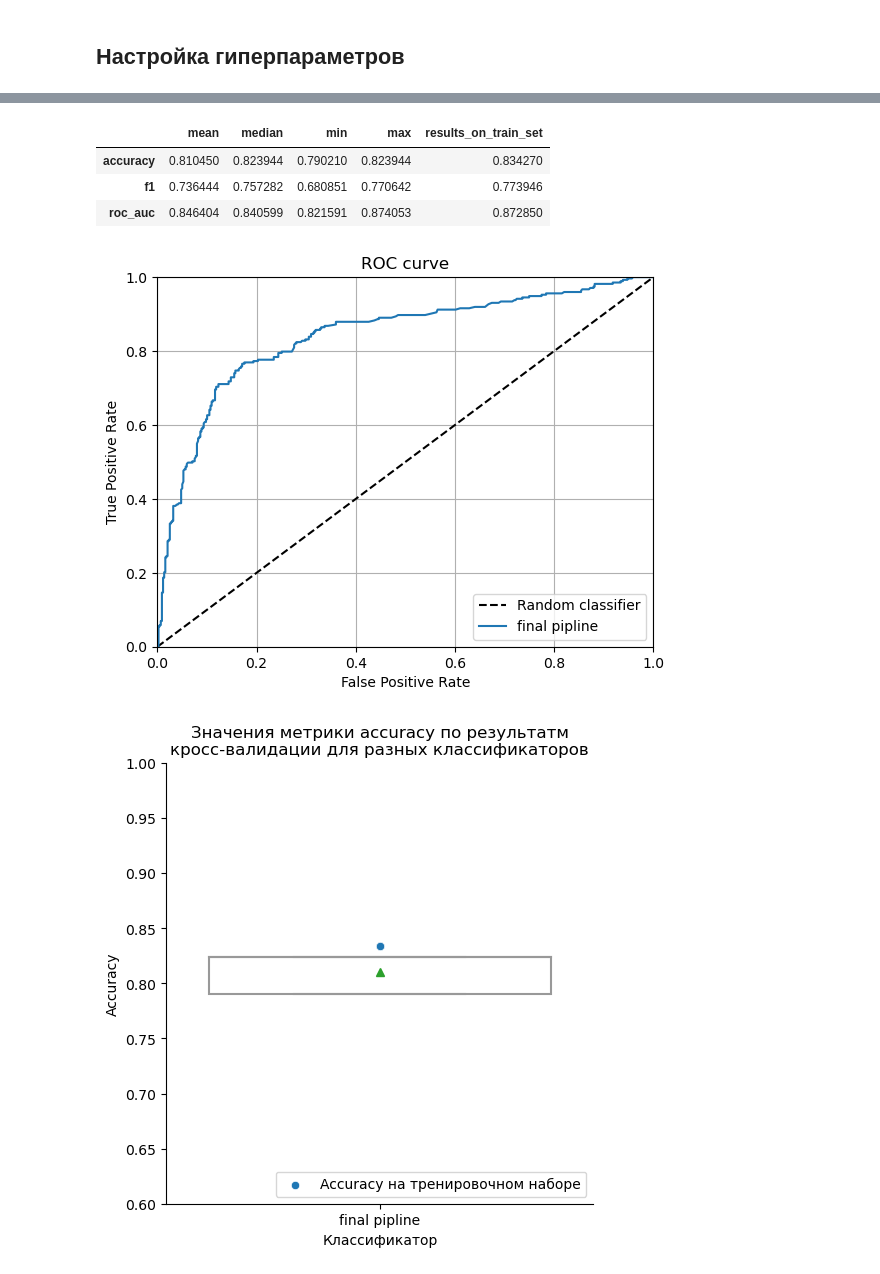
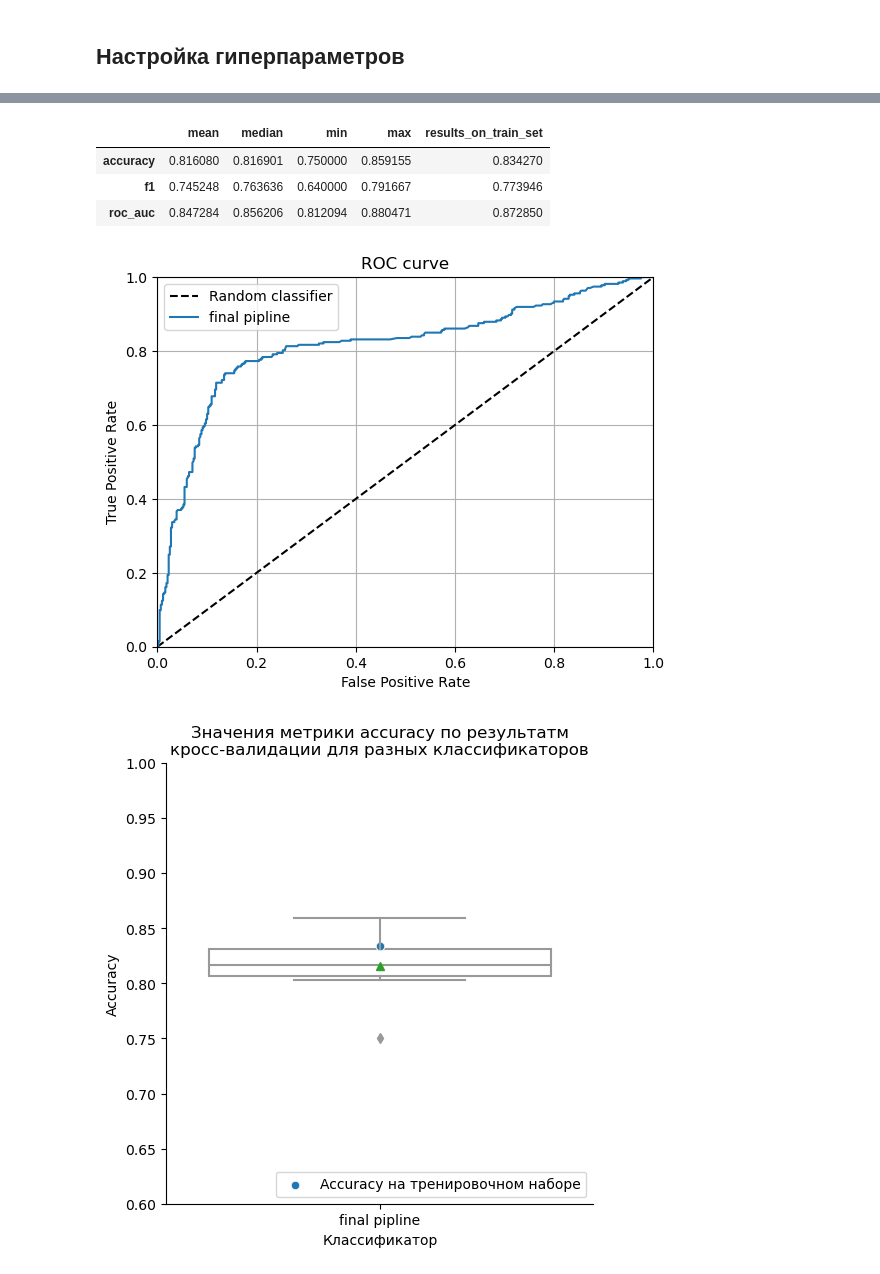
Before and after one commit to AlekseiBogachev/Titanic-Machine-Learning-from-Disaster, a Jupyter notebook: sources/SVM.ipynb, the cells around one changed output, grey strips where cells are left out. Cells and saved outputs as stored; diff of their text form; code cells hidden in the pictures.

```diff
--- a/sources/SVM.ipynb
+++ b/sources/SVM.ipynb
@@ -336,7 +339,7 @@ final pipline
 ## Настройка гиперпараметров
 # %%
 params = {
-    'col_selector__age_fare__discretizer__n_bins': [3, 4, 5, 6, 7],
+    'col_selector__age_fare__discretizer__n_bins': [3, 4, 5],
 
     'classifier__C': np.linspace(1.5, 2.0, 20),
 
@@ -344,8 +347,9 @@ params = {
 
     'classifier__class_weight': [None, 'balanced'],
 
-#     'classifier__gamma': ['scale', 'auto', 0.01, 0.05, 0.1, 0.25],
     'classifier__gamma': ['scale', 'auto'],
+
+    'classifier__probability': [True]
 }
 
 
@@ -368,8 +372,8 @@ get_performance_of_one_model(model=grid_search.best_estimator_,
                              y=y_train,
                              label='final pipline',
                              scoring='accuracy',
-                             cv=5,
+                             cv=CV,
                              n_jobs=-1,
-                             method='decision_function'
+                             method='predict_proba'
                             )
 # %% [output]
@@ -378,8 +382,8 @@ Fitting 10 folds for each of 400 candidates, totalling 4000 fits
 final pipline
 Значения метрик для final pipline
 |  | mean | median | min | max | results_on_train_set |
-| accuracy | 0.810450 | 0.823944 | 0.790210 | 0.823944 | 0.834270 |
-| f1 | 0.736444 | 0.757282 | 0.680851 | 0.770642 | 0.773946 |
-| roc_auc | 0.846404 | 0.840599 | 0.821591 | 0.874053 | 0.872850 |
+| accuracy | 0.816080 | 0.816901 | 0.750000 | 0.859155 | 0.834270 |
+| f1 | 0.745248 | 0.763636 | 0.640000 | 0.791667 | 0.773946 |
+| roc_auc | 0.847284 | 0.856206 | 0.812094 | 0.880471 | 0.872850 |
-[figure, old version]
+[figure, new version]
-[figure, old version]
+[figure, new version]
```
Also changed, not shown: parts of 7 cells of this notebook, 7 other files.
